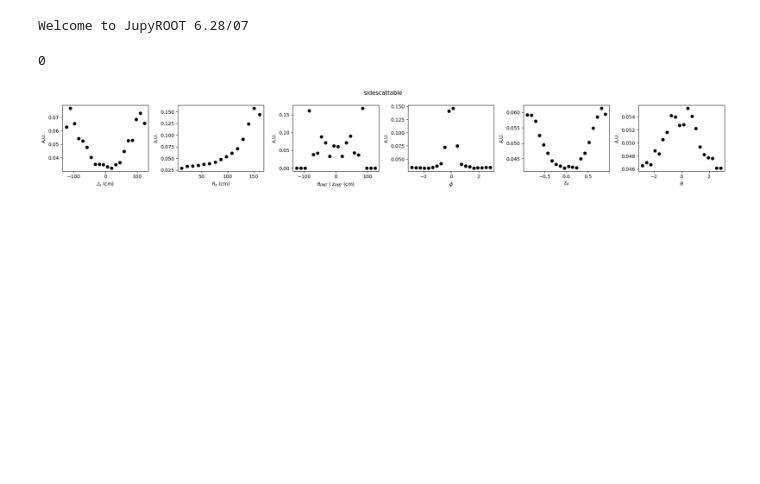
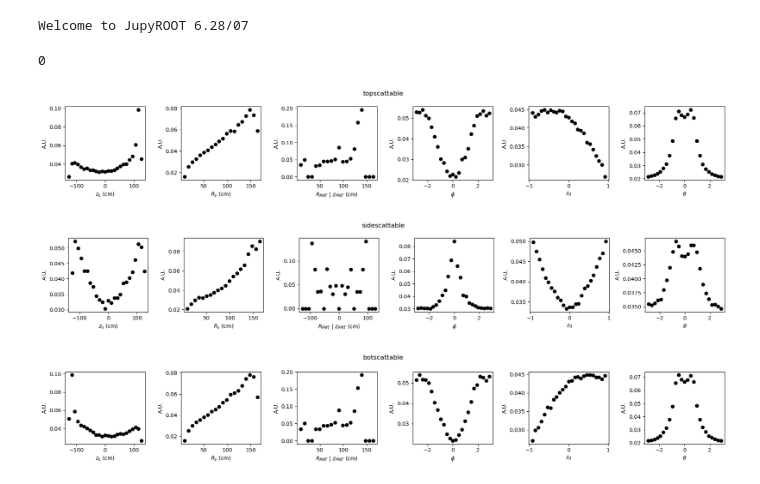
Before and after one commit to lolorestrepo/WCSimFQTuningTools, a Jupyter notebook: STable/Analysis/stable.ipynb, the cells around one changed output. Cells and saved outputs as stored; diff of their text form; code cells hidden in the pictures; blank space fills up the shorter version.

```diff
--- a/STable/Analysis/stable.ipynb
+++ b/STable/Analysis/stable.ipynb
@@ -21,30 +22,31 @@ fname  = os.path.expandvars("$HOME/Software/HK_Software/WCSimFQTuningTools/STabl
 
 tables = read_stable(fname)
-# %%
-name = "sidescattable"
-tab  =  tables[name]
 # %%
 dims = list(range(6))
 vars = {0:r"$z_s$ (cm)", 1:r"$R_s$ (cm)", 2:r"$R_{PMT} ~|~ z_{PMT}$ (cm)", 3:r"$\phi$", 4:r"$z_d$", 5:r"$\theta$"}
 
-bins = tables[f"{name}_bins"]
 
-plt.figure(figsize=[20, 3])
-plt.suptitle(name)
-for pax in range(0, 6):
+for name in ["topscattable", "sidescattable", "botscattable"]:
+    tab  =  tables[name]
+    bins = tables[f"{name}_bins"]
 
-    nbins  = bins[0][pax]
-    bounds = bins[1][pax]
-    dx = (bounds[-1] - bounds[0])/nbins
-    x = np.linspace(bounds[0]+dx, bounds[-1]-dx, nbins)
+    plt.figure(figsize=[18, 3])
+    plt.suptitle(name)
+    for pax in range(0, 6):
 
-    plt.subplot(1, 6, pax+1)
-    # new
-    proj = tab.sum(axis=tuple(np.delete(dims, pax)))
-    plt.scatter(x, proj/np.sum(proj), color="k")
+        nbins  = bins[0][pax]
+        bounds = bins[1][pax]
+        dx = (bounds[-1] - bounds[0])/nbins
+        x = np.linspace(bounds[0]+dx, bounds[-1]-dx, nbins)
 
-    plt.xlabel(vars[pax])
-    plt.ylabel("A.U.")
-plt.tight_layout()
+        plt.subplot(1, 6, pax+1)
+        proj = tab.sum(axis=tuple(np.delete(dims, pax)))
+        plt.scatter(x, proj/np.sum(proj), color="k")
+
+        plt.xlabel(vars[pax])
+        plt.ylabel("A.U.")
+    plt.tight_layout()
 # %% [output]
-[figure, old version]
+[figure, new version]
+[figure, added]
+[figure, added]
```
Also changed, not shown: parts of 1 cell of this notebook, 18 other files.
